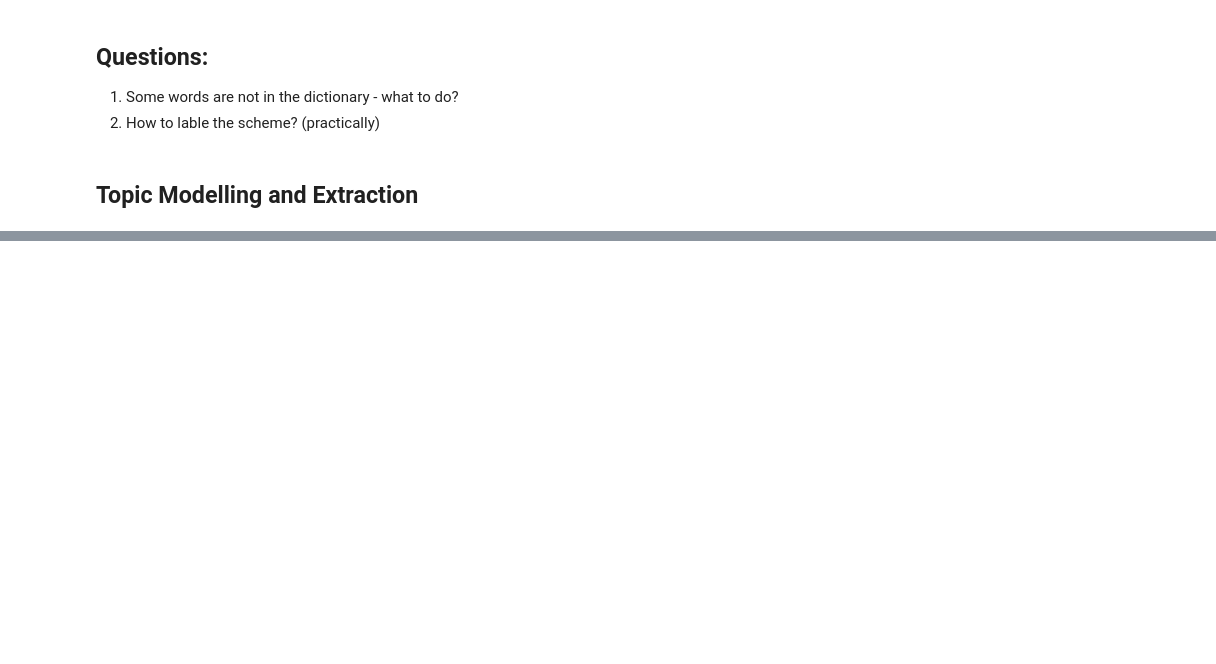
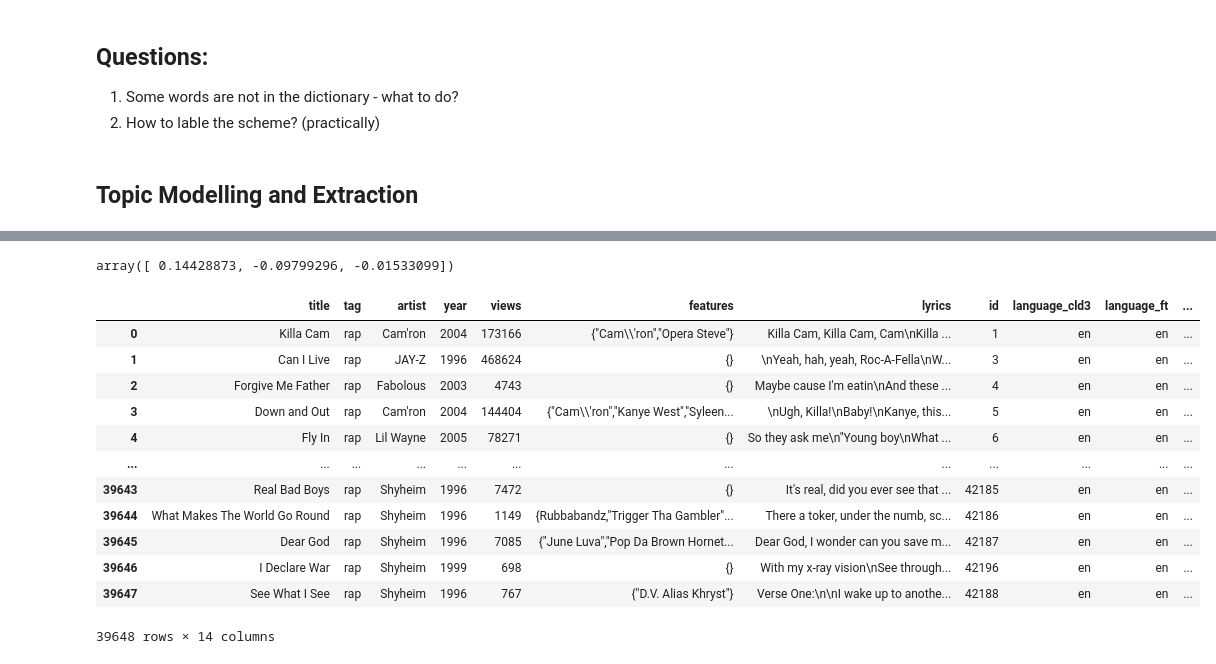
Before and after one commit to Eugenumber1/LyrAIX, a Jupyter notebook: Thesis/DataWork/data_preprocessing.ipynb, the cells around one changed output, grey strips where cells are left out. Drawn from its saved outputs; the diff is of its cells as text; code cells hidden in the pictures; blank space fills up the shorter version.

Commit message:
labeled the affect with majority scoring / count of words counted

```diff
--- a/Thesis/DataWork/data_preprocessing.ipynb
+++ b/Thesis/DataWork/data_preprocessing.ipynb
@@ -240,0 +238,19 @@ lyrics['end words'][1000]
+# %%
+import numpy as np
+def compute_affect(lyric):
+    lyric = re.sub(r'[^A-Za-z0-9\s]', '', lyric) # remove special chars
+    lyric = lyric.lower()
+    lyric = lyric.split('\n') # split by new lines
+    lyric = list(filter(lambda line: line != '', lyric)) # delete an empty line
+    majority_score = np.zeros(3)
+    count_of_words = 0
+    for i, line in enumerate(lyric):
+        line = line.split()
+        for word in line:
+            if word in affect_dictionary.keys():
+                majority_score += affect_dictionary.get(word)
+                count_of_words+= 1
+    print(count_of_words)
+    return majority_score / count_of_words
+# %%
+lyrics['affect majority score'] = lyrics['lyrics'].apply(compute_affect)
@@ -240,0 +275,20 @@ lyrics['end words'][1000]
+# %%
+lyrics['affect majority score'][9]
+# %% [output]
+array([ 0.14428873, -0.09799296, -0.01533099])
+# %%
+lyrics
+# %% [output]
+|  | title | tag | artist | year | views | features | lyrics | id | language_cld3 | language_ft | ... |
+| 0 | Killa Cam | rap | Cam'ron | 2004 | 173166 | {"Cam\\'ron","Opera Steve"} | Killa Cam, Killa Cam, Cam\nKilla ... | 1 | en | en | ... |
+| 1 | Can I Live | rap | JAY-Z | 1996 | 468624 | {} | \nYeah, hah, yeah, Roc-A-Fella\nW... | 3 | en | en | ... |
+| 2 | Forgive Me Father | rap | Fabolous | 2003 | 4743 | {} | Maybe cause I'm eatin\nAnd these ... | 4 | en | en | ... |
+| 3 | Down and Out | rap | Cam'ron | 2004 | 144404 | {"Cam\\'ron","Kanye West","Syleen... | \nUgh, Killa!\nBaby!\nKanye, this... | 5 | en | en | ... |
+| 4 | Fly In | rap | Lil Wayne | 2005 | 78271 | {} | So they ask me\n"Young boy\nWhat ... | 6 | en | en | ... |
+| ... | ... | ... | ... | ... | ... | ... | ... | ... | ... | ... | ... |
+| 39643 | Real Bad Boys | rap | Shyheim | 1996 | 7472 | {} | It's real, did you ever see that ... | 42185 | en | en | ... |
+| 39644 | What Makes The World Go Round | rap | Shyheim | 1996 | 1149 | {Rubbabandz,"Trigger Tha Gambler"... | There a toker, under the numb, sc... | 42186 | en | en | ... |
+| 39645 | Dear God | rap | Shyheim | 1996 | 7085 | {"June Luva","Pop Da Brown Hornet... | Dear God, I wonder can you save m... | 42187 | en | en | ... |
+| 39646 | I Declare War | rap | Shyheim | 1999 | 698 | {} | With my x-ray vision\nSee through... | 42196 | en | en | ... |
+| 39647 | See What I See | rap | Shyheim | 1996 | 767 | {"D.V. Alias Khryst"} | Verse One:\n\nI wake up to anothe... | 42188 | en | en | ... |
+39648 rows × 14 columns
```
Also changed, not shown: parts of 9 cells of this notebook, 1 other file.
